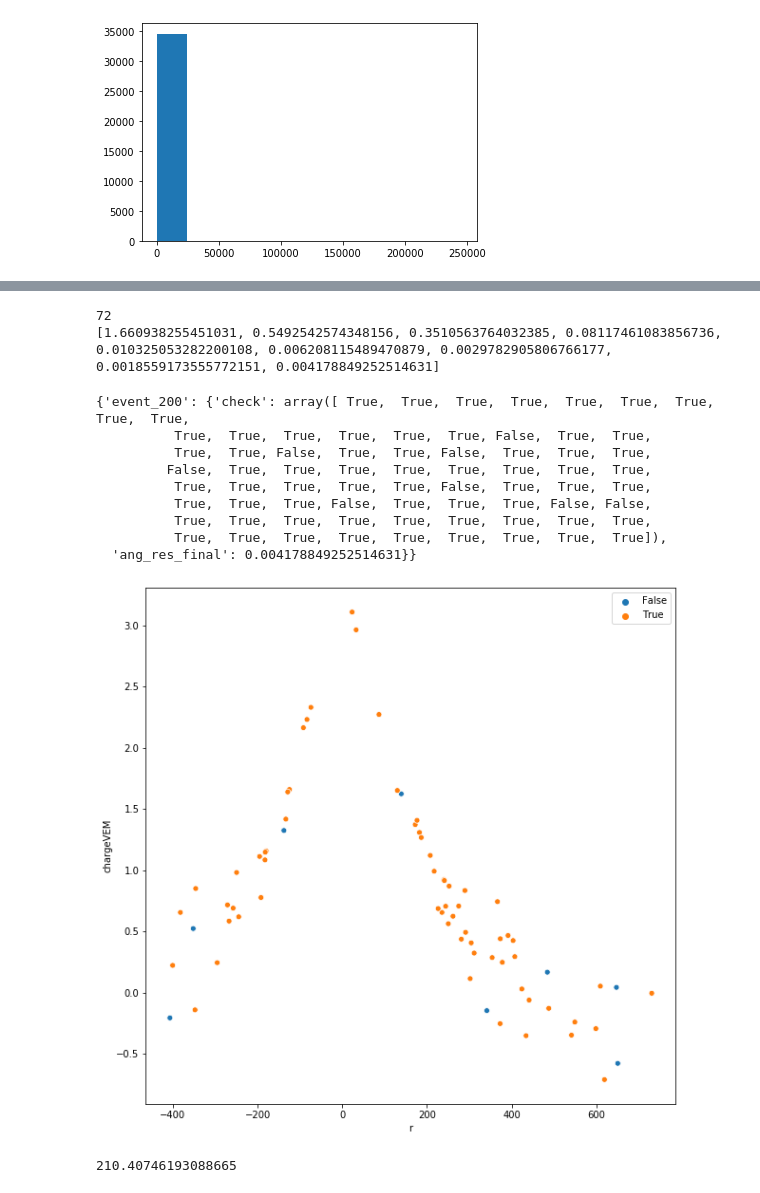
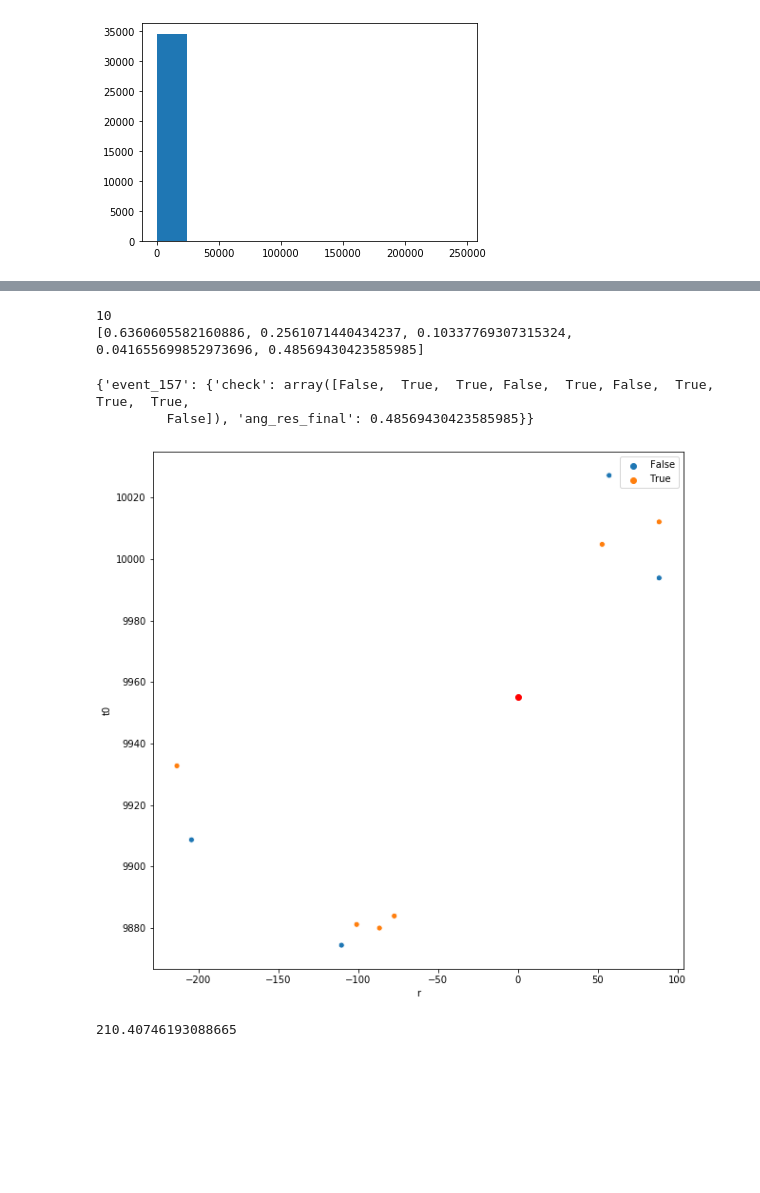
Before and after one commit to andyPhysics/CosmicRay, a Jupyter notebook: NN_check.ipynb, the cells around one changed output, grey strips where cells are left out. Drawn from its saved outputs; the diff is of its cells as text; code cells hidden in the pictures; blank space fills up the shorter version.

```diff
--- a/NN_check.ipynb
+++ b/NN_check.ipynb
@@ -184,11 +185,6 @@ def get_fit(event):
 
     check = [True for i in range(len(event1))]
     print(len(check))
-    #if len(event1)<20:
-    #    remove_index_list = []
-    #    check = [True for i in range(len(event1))]
-    #else:
-    #    remove_index_list,check = clean(event1)
 
     fit_old = curve_fit(get_t_new,(x_o,y_o,z_o,r_o),t0_o,
                     p0=[-0.5,-0.5,-0.5,4.823*10**-4,19.51,83.5],
@@ -220,7 +216,7 @@ def get_fit(event):
             check2[i] = False
 
             if len(check) > 10:
-                if (i in remove_index_list) or (abs(event1['r'].values[i])<np.percentile(abs(event1['r'].values),10)):
+                if (i in remove_index_list) or (abs(event1['r'].values[i])<np.percentile(abs(event1['r'].values),30)):
                     ang_list_test.append(np.inf)
                     fit_check.append(fit_old)
                     continue
@@ -229,10 +225,6 @@ def get_fit(event):
                     ang_list_test.append(np.inf)
                     fit_check.append(fit_old)
                     continue
-            #if i in remove_index_list:
-            #    ang_list_test.append(np.inf)
-            #    fit_check.append(fit_old)
-            #    continue
 
             x = event1['x'].values[check2]
             y = event1['y'].values[check2]
@@ -295,7 +287,7 @@ Index(['Unnamed: 0', 'Unnamed: 1', 'run_number', 'event_number', 'zenith',
 # %%
 import time
 # %%
-my_event = 200
+my_event = 157
 # %%
 our_dict = {}
 count = 0
@@ -311,31 +303,24 @@ for event in [events[my_event]]:
     time2 = time.time()
     count+=1
 # %% [output]
-72
-[1.660938255451031, 0.5492542574348156, 0.3510563764032385, 0.08117461083856736, 0.010325053282200108, 0.006208115489470879, 0.0029782905806766177, 0.0018559173555772151, 0.004178849252514631]
+10
+[0.6360605582160886, 0.2561071440434237, 0.10337769307315324, 0.041655699852973696, 0.48569430423585985]
 # %%
 our_dict
 # %% [output]
-{'event_200': {'check': array([ True,  True,  True,  True,  True,  True,  True,  True,  True,
-          True,  True,  True,  True,  True,  True, False,  True,  True,
-          True,  True, False,  True,  True, False,  True,  True,  True,
-         False,  True,  True,  True,  True,  True,  True,  True,  True,
-          True,  True,  True,  True,  True, False,  True,  True,  True,
-          True,  True,  True, False,  True,  True,  True, False, False,
-          True,  True,  True,  True,  True,  True,  True,  True,  True,
-          True,  True,  True,  True,  True,  True,  True,  True,  True]),
-  'ang_res_final': 0.004178849252514631}}
+{'event_157': {'check': array([False,  True,  True, False,  True, False,  True,  True,  True,
+         False]), 'ang_res_final': 0.48569430423585985}}
 # %%
 event = df[df['Unnamed: 0']=='event_%s'%(my_event)]
 # %%
 import seaborn as sns
 # %%
 plt.figure(figsize=(10,10))
-sns.scatterplot(event['r'],np.log10(event['chargeVEM']),hue=our_dict['event_%s'%(my_event)]['check'])
-#plt.scatter(0,event['ShowerCOG_time'].values[0],color='r')
+sns.scatterplot(event['r'],event['t0'],hue=our_dict['event_%s'%(my_event)]['check'])
+plt.scatter(0,event['ShowerCOG_time'].values[0],color='r')
 plt.show()
 # %% [output]
-[figure, old version]
+[figure, new version]
 # %%
 np.percentile(abs(event['r'].values),30)
 # %% [output]
```
Also changed, not shown: parts of 4 cells of this notebook, 1 other file.
